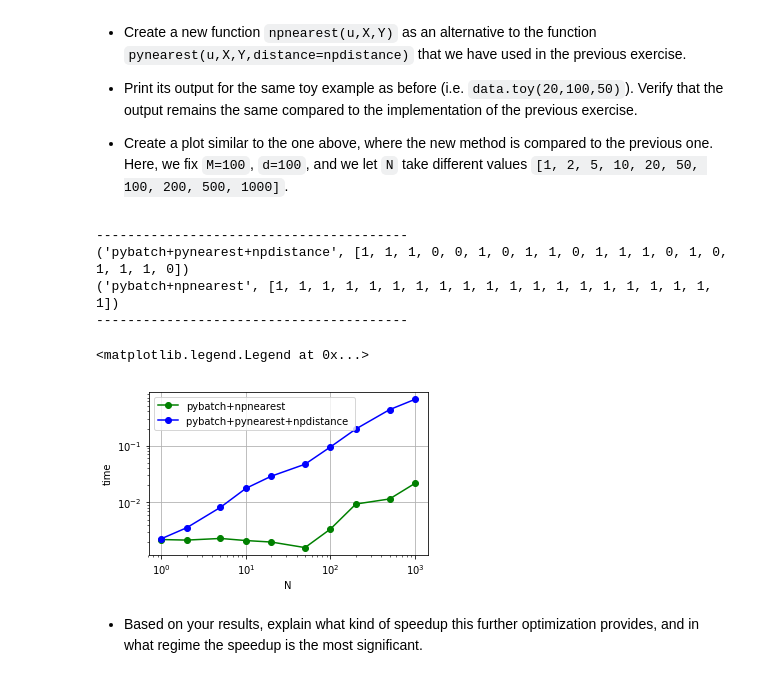
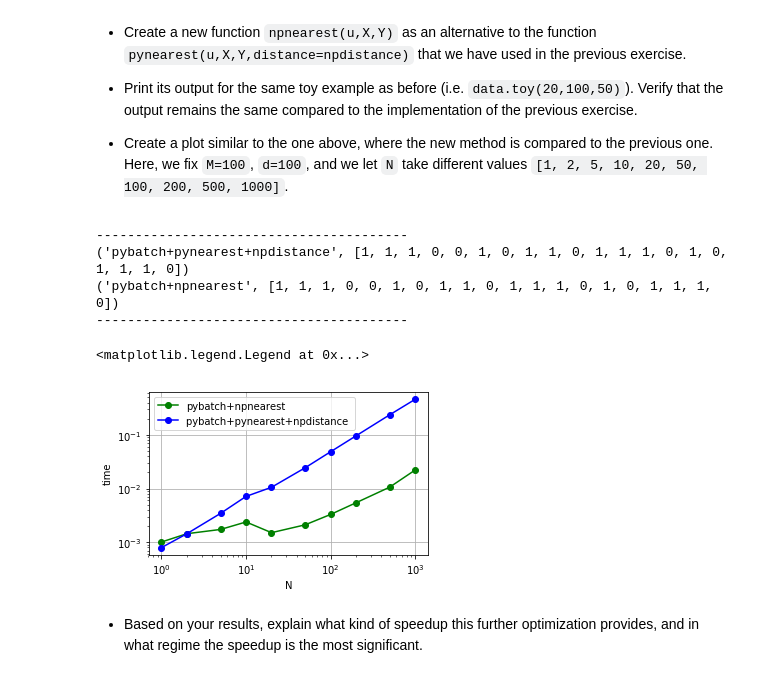
Before and after one commit to venkat-443/Python-PyML-WS1718, a Jupyter notebook: sheet2.ipynb, the cells around one changed output. Drawn from its saved outputs; the diff is of its cells as text; code cells hidden in the pictures.

Commit message:
npdistance with plot

```diff
--- a/sheet2.ipynb
+++ b/sheet2.ipynb
@@ -142,40 +153,40 @@ U,X,Y = data.toy(20,100,50)
 N=[1, 2, 5, 10, 20, 50, 100, 200, 500, 1000]
 
 def npnearest(u,X,Y,distance=npdistance):
-    return Y[numpy.linalg.norm(u-X).argmin()]
+    return Y[numpy.argmin(numpy.linalg.norm(u-X,axis=1))]
 
 print('----------------------------------------')
 print('pybatch+pynearest+npdistance', pybatch(U,X,Y,nearest=pynearest,distance=npdistance))
 print('pybatch+npnearest', pybatch(U,X,Y,npnearest))
 print('----------------------------------------')
 
 
 # Measure the computation time for each choice of number of dimensions d
 pytlist = []
 nptlist = []
 for n in N:
     U,X,Y = data.toy(100,n,100)
     a = time.clock()
     pybatch(U,X,Y, pynearest,npdistance)
     b = time.clock()
     pytlist += [b-a]
 
     a = time.clock()
     pybatch(U,X,Y, npnearest)
     b = time.clock()
     nptlist += [b-a]
 
 plt.figure(figsize=(5,3))
 plt.plot(N,nptlist,'-o', color='green', label='pybatch+npnearest')
 plt.plot(N,pytlist,'-o', color='blue', label='pybatch+pynearest+npdistance ')
 plt.xscale('log');plt.yscale('log'); plt.xlabel('N'); plt.ylabel('time'); plt.grid(True); plt.legend(loc='upper left')
 # %% [output]
 ----------------------------------------
 ('pybatch+pynearest+npdistance', [1, 1, 1, 0, 0, 1, 0, 1, 1, 0, 1, 1, 1, 0, 1, 0, 1, 1, 1, 0])
-('pybatch+npnearest', [1, 1, 1, 1, 1, 1, 1, 1, 1, 1, 1, 1, 1, 1, 1, 1, 1, 1, 1, 1])
+('pybatch+npnearest', [1, 1, 1, 0, 0, 1, 0, 1, 1, 0, 1, 1, 1, 0, 1, 0, 1, 1, 1, 0])
 ----------------------------------------
 <matplotlib.legend.Legend at 0x...>
-[figure, old version]
+[figure, new version]
 # %% [markdown]
 * Based on your results, explain what kind of speedup this further optimization provides, and in what regime the speedup is the most significant.
 # %% [markdown]
```
Also changed, not shown: parts of 6 cells of this notebook.
